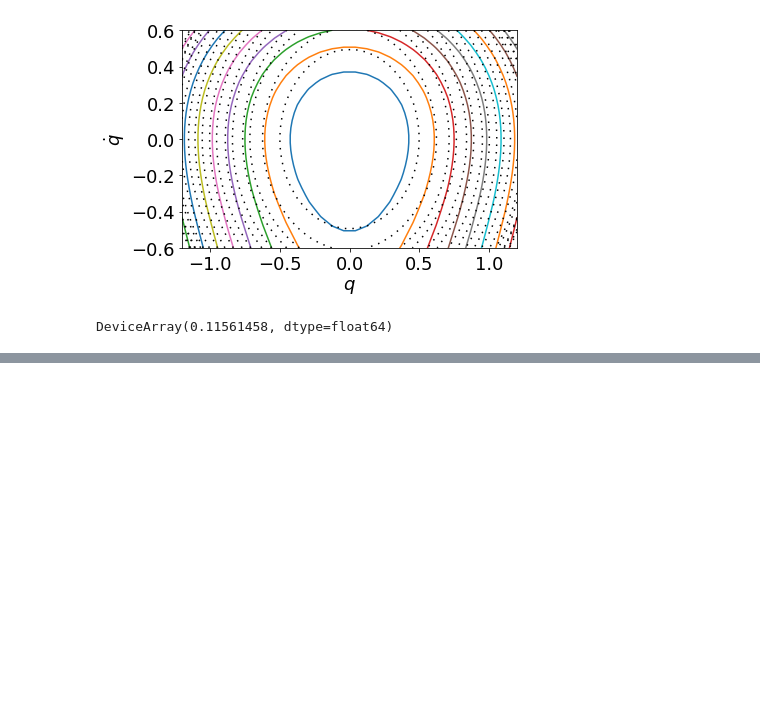
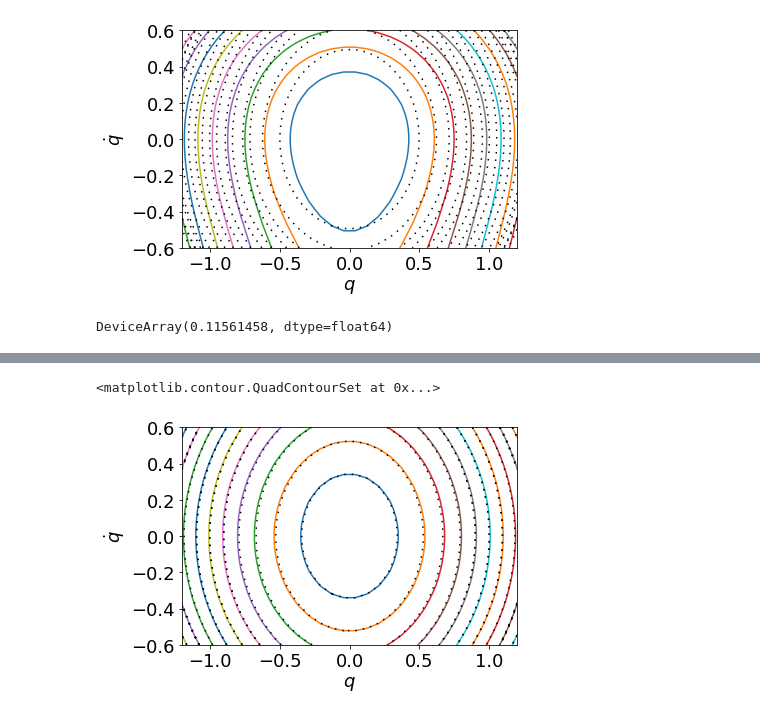
Before and after one commit to Christian-Offen/LagrangianShadowIntegration, a Jupyter notebook: Pendulum_midpoint.ipynb, the cells around one changed output, grey strips where cells are left out. Cells and saved outputs as stored; diff of their text form; code cells hidden in the pictures; blank space fills up the shorter version.

```diff
--- a/Pendulum_midpoint.ipynb
+++ b/Pendulum_midpoint.ipynb
@@ -274,8 +275,18 @@ def compare_contour(ct,ax):
             pth=col[i].vertices
             collect_Href = jnp.append(collect_Href,H_ref(pth[-1]))
             ax.plot(pth[:,0],pth[:,1])
+
+    # delete dublicate entries (jax workaround)
+    collect_Href = collect_Href.sort()
+    collect_Href_unique = jnp.array([jnp.nan])
+    for j in range(0,len(collect_Href)):
+        if not(collect_Href_unique[-1]== collect_Href[j]):
+            collect_Href_unique = jnp.append(collect_Href_unique,collect_Href[j])
+
+    collect_Href = collect_Href_unique[1:-1]
+
+
     # compare contours
-
     ctr=ax.contour(qqq,qqqdot,HVal_ref,colors=['black'],levels=collect_Href.sort(),linestyles='dashed')
     for c in ctr.collections:
         c.set_dashes([(0, (1.0, 4.0))])
@@ -671,0 +696,9 @@ DeviceArray(0.11561458, dtype=float64)
+# %%
+# comparision to reference
+fLrefBEA = plt.figure()
+aLrefBEA=fLrefBEA.add_subplot(1,1,1)
+compare_contour(ctLref_BEA,aLrefBEA)
+#plt.savefig('PendulumLrefBEA.pdf',bbox_inches='tight')
+# %% [output]
+<matplotlib.contour.QuadContourSet at 0x...>
+[figure, added]
```
Also changed, not shown: parts of 9 cells of this notebook, 1 other file.
